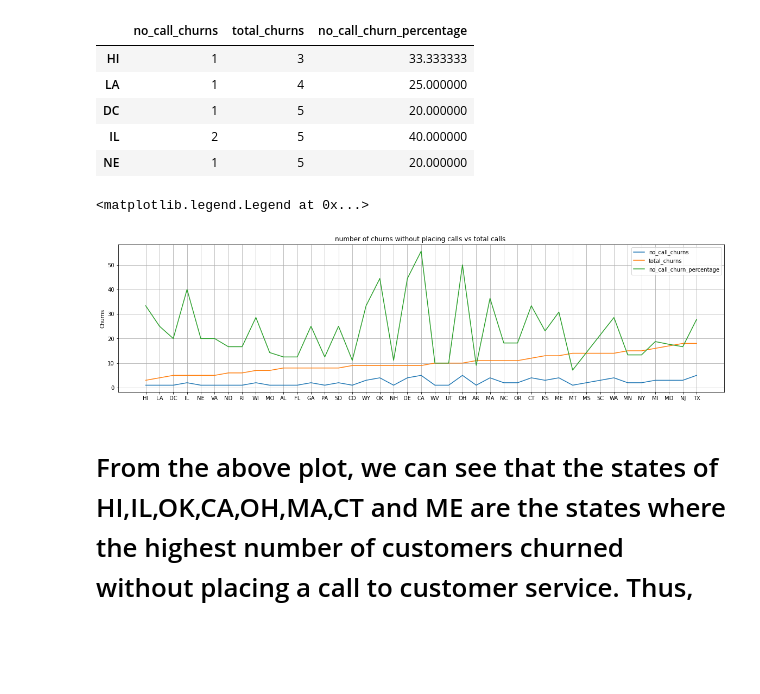
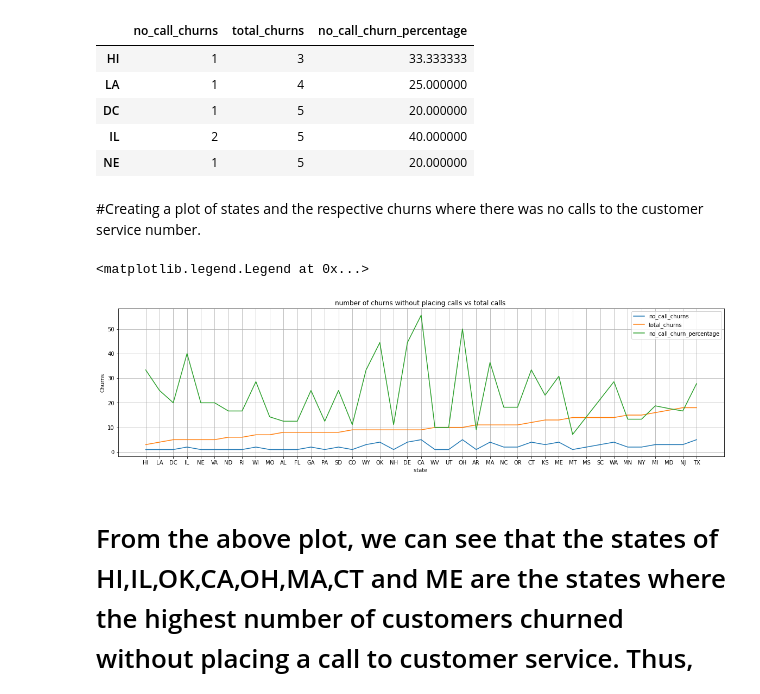
Before and after one commit to Ashvin-Vargez/Telecom-Churn-Analysis-EDA-Project-, a Jupyter notebook: eda_Telecom_Churn_Analysis_Capstone_Project.ipynb, the cells around one changed output. Saved outputs shown, nothing was run; the diff lists cells and outputs as text; code cells hidden in the pictures; blank space fills up the shorter version.

```diff
--- a/eda_Telecom_Churn_Analysis_Capstone_Project.ipynb
+++ b/eda_Telecom_Churn_Analysis_Capstone_Project.ipynb
@@ -171,0 +180,5 @@ Name: account category, dtype: int64
+# %%
+plt.rcParams['figure.figsize'] = (20, 5)
+state_user_count = df_tel.groupby('State')['account category'].value_counts().unstack()
+state_user_count.plot(kind = 'bar')
+plt.show()
@@ -405,6 +460,7 @@ merged_df = pd.merge(median_calls['difference'], (state_percent['churn_percentag
 merged_df['zero'] = 0
 # %%
 #creating graph for median calls
+plt.rcParams['figure.figsize'] = (20, 5)
 plt.grid()
 plt.plot(merged_df)
 
@@ -470,23 +529,18 @@ no_call_churn_percent.head()
 | DC | 1 | 5 | 20.000000 |
 | IL | 2 | 5 | 40.000000 |
 | NE | 1 | 5 | 20.000000 |
+# %% [markdown]
+#Creating a plot of states and the respective churns where there was no calls to the customer service number.
 # %%
-# no_call_churn_percent['percent'] = no_call_churn_percent.apply( lambda x : ( x['no_call_churns'] / x['total_churns'] ) * 100 )
-
 plt.plot(no_call_churn_percent)
-
-# no_call_churn_percent.plot().legend(loc='best')
-# no_call_churn_percent(use_index = True)
 plt.title( 'number of churns without placing calls vs total calls ')
-# plt.xlabel( 'state ')
+plt.xlabel( 'state ')
 plt.ylabel('Churns')
 plt.grid()
 plt.legend(['no_call_churns','total_churns','no_call_churn_percentage'])
-# plt.show()
-#how to view all values on x axis while plotting graph?
 # %% [output]
 <matplotlib.legend.Legend at 0x...>
-[figure, old version]
+[figure, new version]
 # %% [markdown]
 # From the above plot, we can see that the states of HI,IL,OK,CA,OH,MA,CT and ME are the states where the highest number of customers churned without placing a call to customer service. Thus, the company may have to do market research to understand the external factors that may have caused these customers to churn. Apart from this, there is no discernible trend or relationship between the total churn and the customers churning without placing a customer service call.
 # %%
```
Also changed, not shown: parts of 59 cells of this notebook.
